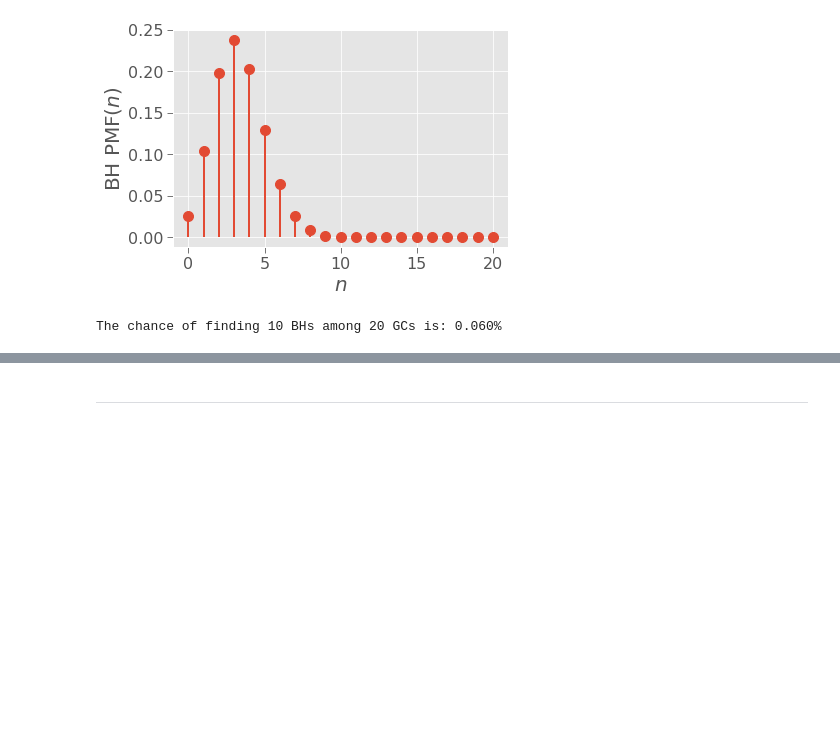
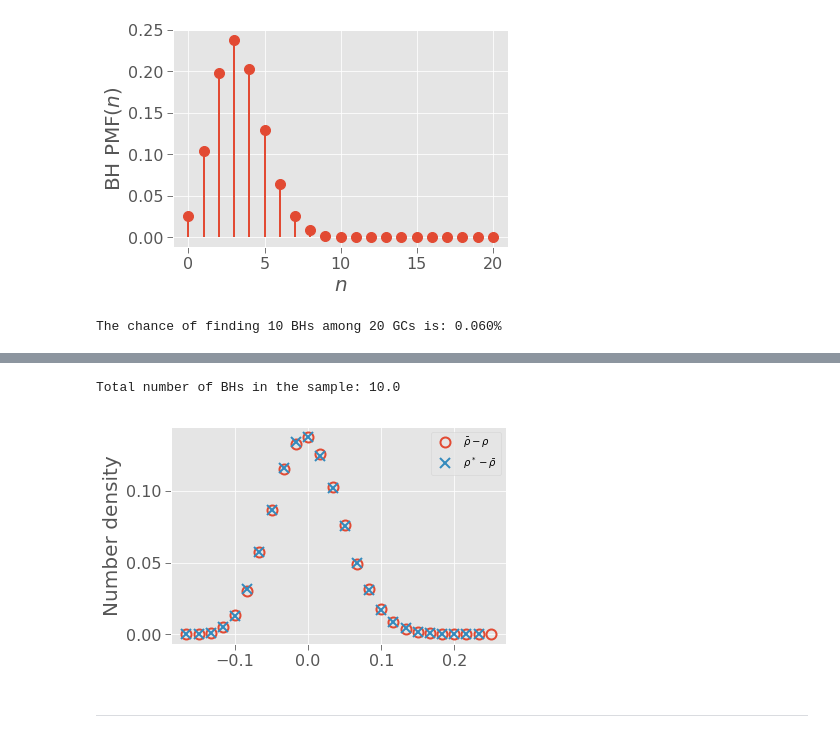
Before and after one commit to thevalentino/AS450-astroinformatica, a Jupyter notebook: 02-Common Distributions in Astronomy.ipynb, the cells around one changed output, grey strips where cells are left out. Drawn from its saved outputs; the diff is of its cells as text; code cells hidden in the pictures; blank space fills up the shorter version.

```diff
--- a/02-Common Distributions in Astronomy.ipynb
+++ b/02-Common Distributions in Astronomy.ipynb
@@ -96,3 +113,40 @@ The chance of finding 10 BHs among 20 GCs is: 0.060%
+# %%
+# The reference sample with assumed known rho
+
+rho = 10/60
+N_sample = 60
+
+N_mc = 100000
+
+survey_rv = binom(N_sample, rho)
+rho_mc = survey_rv.rvs(size=N_mc) / N_sample
+
+x_mc, n_mc = np.unique(rho_mc - rho, return_counts=True)
+# %%
+# The Bootstrap
+
+survey_sample = np.zeros(N_sample)
+survey_sample[:10] = 1.
+print("Total number of BHs in the sample: {}".format(np.sum(survey_sample)))
+# %% [output]
+Total number of BHs in the sample: 10.0
+# %%
+N_boot = 100000
+
+indices = np.random.randint(0, high=N_sample, size=(N_sample, N_boot))
+bootstrap_means = survey_sample[indices].sum(axis=0) / N_sample
+
+x_boot, n_boot = np.unique(bootstrap_means - rho, return_counts=True)
+# %%
+plt.plot(x_mc, n_mc/N_mc, marker='o', ls='None', mec=red, mfc='None', mew=2.,
+         label=r'$\bar{\rho}-\rho$')
+plt.plot(x_boot, n_boot/N_boot, marker='x', ls='None', color=blue, mew=2.,
+        label=r'$\rho^*-\bar{\rho}$')
+
+plt.ylabel('Number density')
+_= plt.legend()
+# %% [output]
+[figure, added]
 # %% [markdown]
 ---
 # %% [markdown]
```
Also changed, not shown: parts of 15 cells of this notebook.
